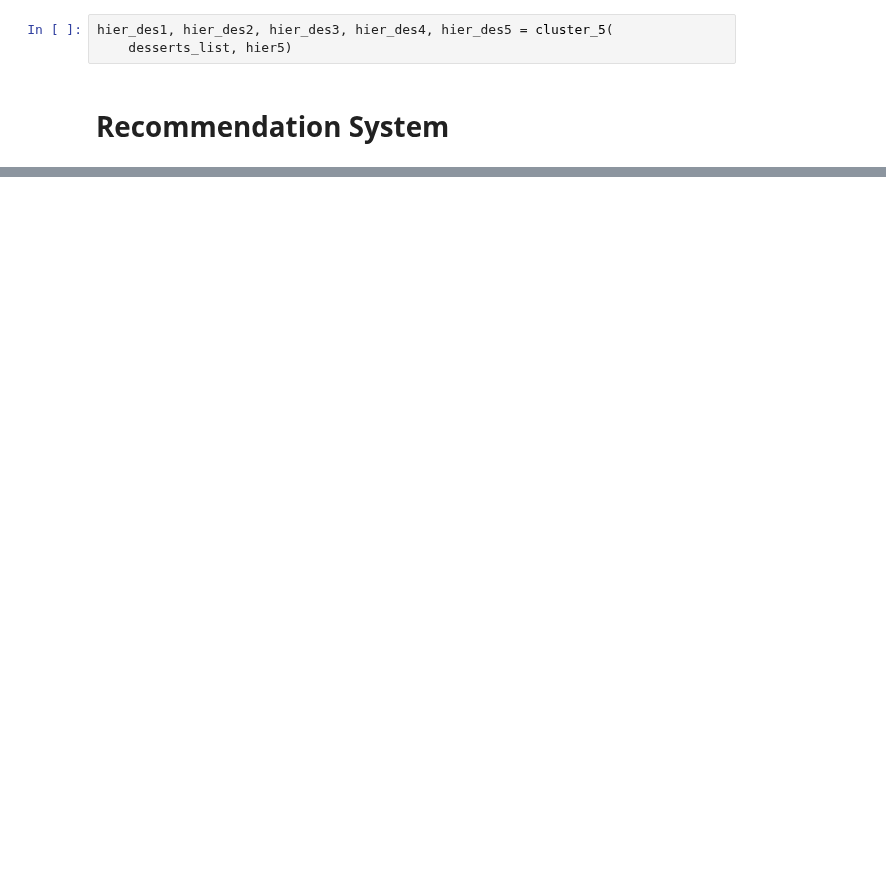
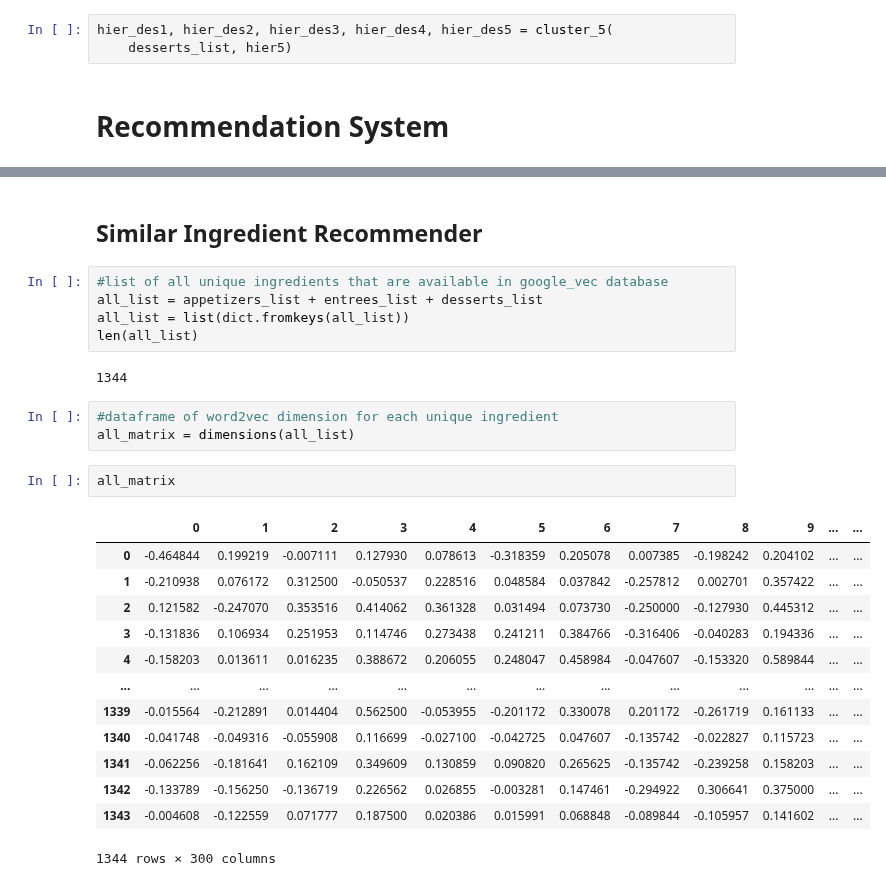
Before and after one commit to eunchanity/davids_repo, a Jupyter notebook: projects/project4_chopped/notebooks/project4_chopped.ipynb, the cells around one changed output, grey strips where cells are left out. Saved outputs shown, nothing was run; the diff lists cells and outputs as text; blank space fills up the shorter version.

```diff
--- a/projects/project4_chopped/notebooks/project4_chopped.ipynb
+++ b/projects/project4_chopped/notebooks/project4_chopped.ipynb
@@ -325,0 +350,28 @@ hier_des1, hier_des2, hier_des3, hier_des4, hier_des5 = cluster_5(
+# %% [markdown]
+## Similar Ingredient Recommender
+# %%
+#list of all unique ingredients that are available in google_vec database
+all_list = appetizers_list + entrees_list + desserts_list
+all_list = list(dict.fromkeys(all_list))
+len(all_list)
+# %% [output]
+1344
+# %%
+#dataframe of word2vec dimension for each unique ingredient
+all_matrix = dimensions(all_list)
+# %%
+all_matrix
+# %% [output]
+|  | 0 | 1 | 2 | 3 | 4 | 5 | 6 | 7 | 8 | 9 | ... | ... |
+| 0 | -0.464844 | 0.199219 | -0.007111 | 0.127930 | 0.078613 | -0.318359 | 0.205078 | 0.007385 | -0.198242 | 0.204102 | ... | ... |
+| 1 | -0.210938 | 0.076172 | 0.312500 | -0.050537 | 0.228516 | 0.048584 | 0.037842 | -0.257812 | 0.002701 | 0.357422 | ... | ... |
+| 2 | 0.121582 | -0.247070 | 0.353516 | 0.414062 | 0.361328 | 0.031494 | 0.073730 | -0.250000 | -0.127930 | 0.445312 | ... | ... |
+| 3 | -0.131836 | 0.106934 | 0.251953 | 0.114746 | 0.273438 | 0.241211 | 0.384766 | -0.316406 | -0.040283 | 0.194336 | ... | ... |
+| 4 | -0.158203 | 0.013611 | 0.016235 | 0.388672 | 0.206055 | 0.248047 | 0.458984 | -0.047607 | -0.153320 | 0.589844 | ... | ... |
+| ... | ... | ... | ... | ... | ... | ... | ... | ... | ... | ... | ... | ... |
+| 1339 | -0.015564 | -0.212891 | 0.014404 | 0.562500 | -0.053955 | -0.201172 | 0.330078 | 0.201172 | -0.261719 | 0.161133 | ... | ... |
+| 1340 | -0.041748 | -0.049316 | -0.055908 | 0.116699 | -0.027100 | -0.042725 | 0.047607 | -0.135742 | -0.022827 | 0.115723 | ... | ... |
+| 1341 | -0.062256 | -0.181641 | 0.162109 | 0.349609 | 0.130859 | 0.090820 | 0.265625 | -0.135742 | -0.239258 | 0.158203 | ... | ... |
+| 1342 | -0.133789 | -0.156250 | -0.136719 | 0.226562 | 0.026855 | -0.003281 | 0.147461 | -0.294922 | 0.306641 | 0.375000 | ... | ... |
+| 1343 | -0.004608 | -0.122559 | 0.071777 | 0.187500 | 0.020386 | 0.015991 | 0.068848 | -0.089844 | -0.105957 | 0.141602 | ... | ... |
+1344 rows × 300 columns
```
Also changed, not shown: parts of 19 cells of this notebook, 27 other files.
